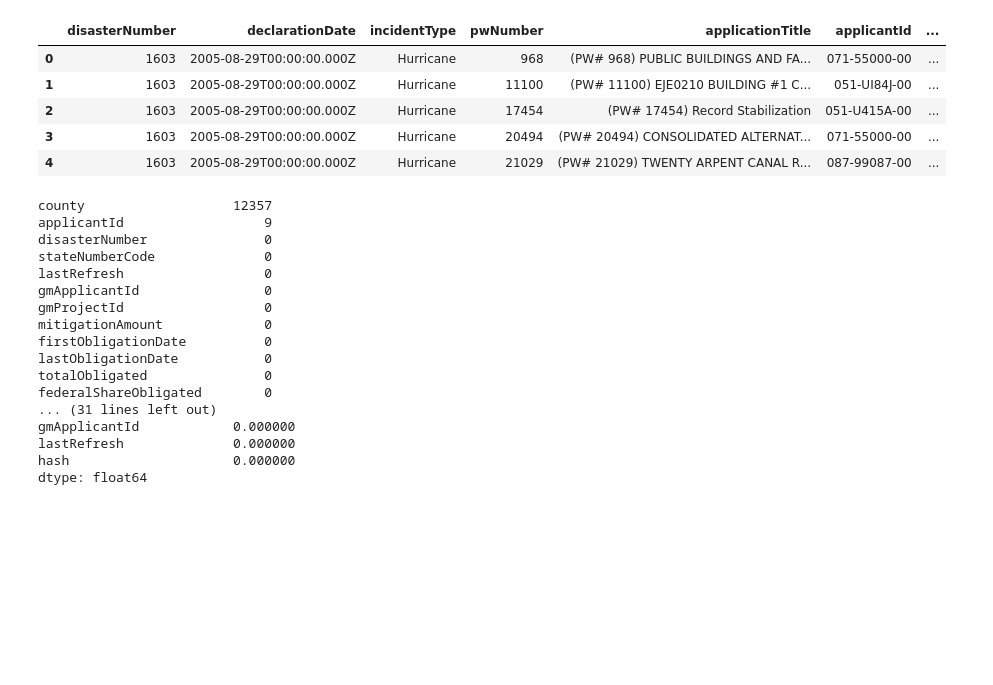
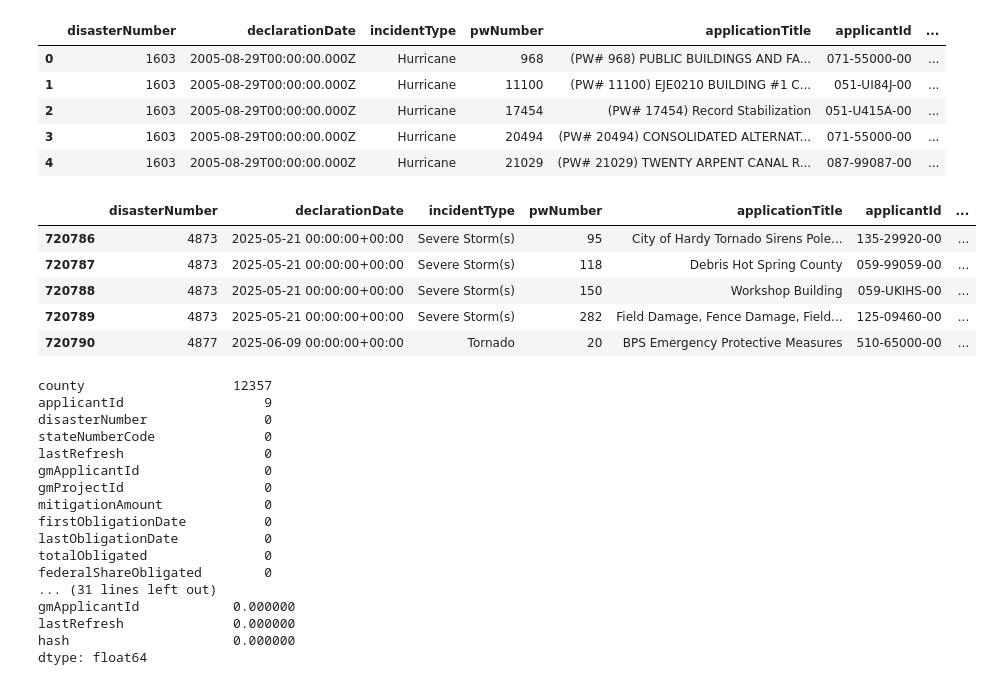
Before and after one commit to keerthanyaa/AIT582-Project-Fall25-DREAM, a Jupyter notebook: notebooks/0-Prelim-Analysis.ipynb, the cells around one changed output. Drawn from its saved outputs; the diff is of its cells as text; code cells hidden in the pictures; blank space fills up the shorter version.

```diff
--- a/notebooks/0-Prelim-Analysis.ipynb
+++ b/notebooks/0-Prelim-Analysis.ipynb
@@ -46,6 +46,15 @@ df.head() # printing the sample values
 | 2 | 1603 | 2005-08-29T00:00:00.000Z | Hurricane | 17454 | (PW# 17454) Record Stabilization | 051-U415A-00 | ... |
 | 3 | 1603 | 2005-08-29T00:00:00.000Z | Hurricane | 20494 | (PW# 20494) CONSOLIDATED ALTERNAT... | 071-55000-00 | ... |
 | 4 | 1603 | 2005-08-29T00:00:00.000Z | Hurricane | 21029 | (PW# 21029) TWENTY ARPENT CANAL R... | 087-99087-00 | ... |
+# %%
+df.tail() # printing the sample values
+# %% [output]
+|  | disasterNumber | declarationDate | incidentType | pwNumber | applicationTitle | applicantId | ... |
+| 720786 | 4873 | 2025-05-21 00:00:00+00:00 | Severe Storm(s) | 95 | City of Hardy Tornado Sirens Pole... | 135-29920-00 | ... |
+| 720787 | 4873 | 2025-05-21 00:00:00+00:00 | Severe Storm(s) | 118 | Debris Hot Spring County | 059-99059-00 | ... |
+| 720788 | 4873 | 2025-05-21 00:00:00+00:00 | Severe Storm(s) | 150 | Workshop Building | 059-UKIHS-00 | ... |
+| 720789 | 4873 | 2025-05-21 00:00:00+00:00 | Severe Storm(s) | 282 | Field Damage, Fence Damage, Field... | 125-09460-00 | ... |
+| 720790 | 4877 | 2025-06-09 00:00:00+00:00 | Tornado | 20 | BPS Emergency Protective Measures | 510-65000-00 | ... |
 # %%
 # Count missing values per column
 missing_summary = df.isnull().sum().sort_values(ascending=False)
```
Also changed, not shown: parts of 3 cells of this notebook.
